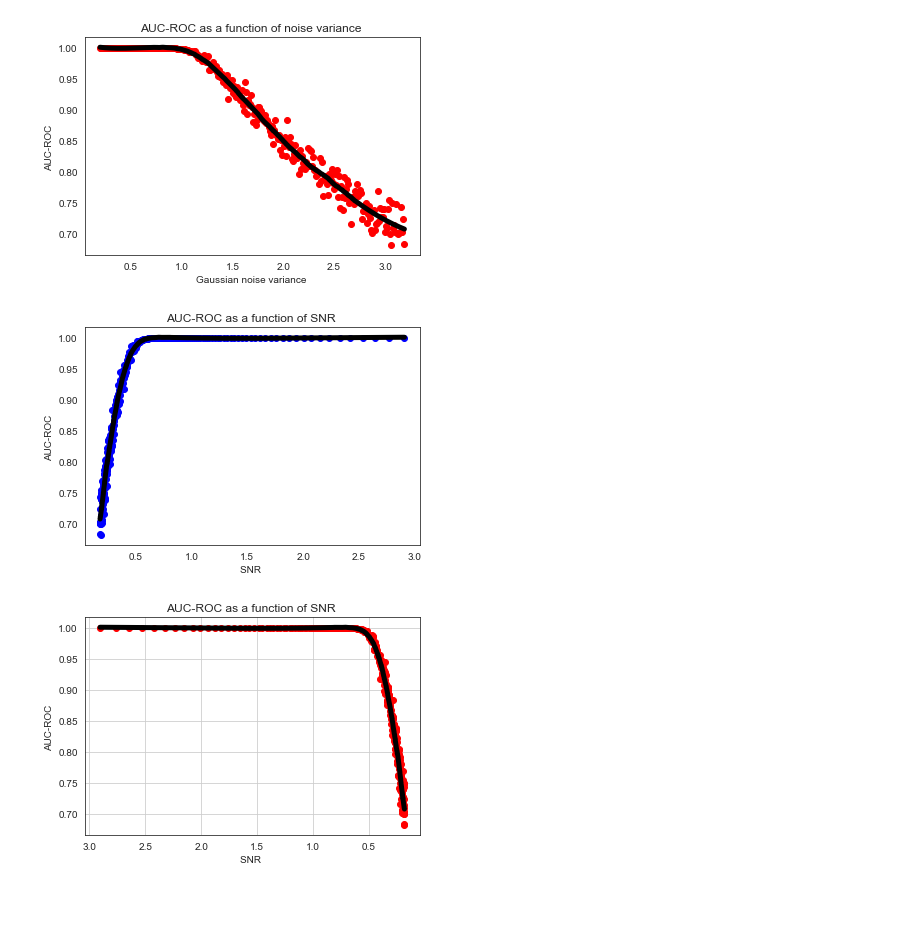
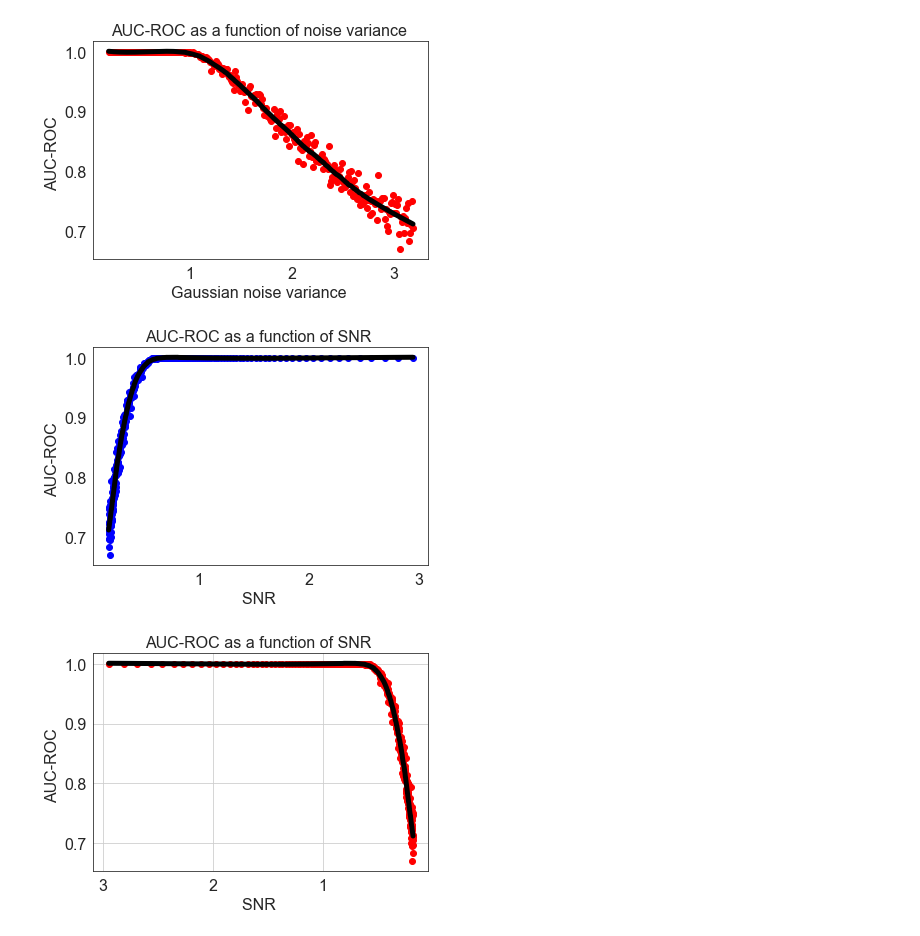
Before and after one commit to nitzanlab/scPrisma, a Jupyter notebook: notebooks/simulated_scPrisma.ipynb, the cells around one changed output. Cells and saved outputs as stored; diff of their text form; code cells hidden in the pictures; blank space fills up the shorter version.

```diff
--- a/notebooks/simulated_scPrisma.ipynb
+++ b/notebooks/simulated_scPrisma.ipynb
@@ -145,35 +147,37 @@ Iteration number: 1function value= 79.3104224891252
 # %%
 plt.plot((np.array(noise_list)),auc_list, 'bo',color='r')
 plt.plot( (np.array(noise_list)),savgol_filter(np.array(auc_list),97,3), 'k', linewidth=5.0)
-plt.title("AUC-ROC as a function of noise variance ")
-plt.xlabel("Gaussian noise variance ")
-plt.ylabel("AUC-ROC ")
+plt.title("AUC-ROC as a function of noise variance ",  fontsize=16)
+plt.xlabel("Gaussian noise variance ",  fontsize=16)
+plt.ylabel("AUC-ROC ",  fontsize=16)
+plt.tick_params(labelsize=16)
 plt.show()
 
 
 plt.plot((np.array(snr_list)),(np.array(auc_list)), 'bo',color='b')
 plt.plot( (np.array(snr_list)),savgol_filter(np.array((np.array(auc_list))),97,3), 'k', linewidth=5.0)
-plt.title("AUC-ROC as a function of SNR ")
-plt.xlabel("SNR ")
-plt.ylabel("AUC-ROC ")
+plt.title("AUC-ROC as a function of SNR ",  fontsize=16)
+plt.xlabel("SNR ",  fontsize=16)
+plt.ylabel("AUC-ROC ",  fontsize=16)
+plt.tick_params(labelsize=16)
 plt.show()
 
 fig, ax = plt.subplots()
 
 
 ax.plot((np.array(snr_list)),(np.array(auc_list)), 'bo',color='r')
 ax.plot( (np.array(snr_list)),savgol_filter(np.array((np.array(auc_list))),97,3), 'k', linewidth=5.0)
-ax.set_xlabel("SNR ")
-ax.set_ylabel("AUC-ROC ")
-ax.set_title("AUC-ROC as a function of SNR ")
+ax.set_xlabel("SNR ",  fontsize=16)
+ax.set_ylabel("AUC-ROC ",  fontsize=16)
+ax.set_title("AUC-ROC as a function of SNR ",  fontsize=16)
 ax.grid(True)
 ax.invert_xaxis()
-
+plt.tick_params(labelsize=16)
 plt.show()
 # %% [output]
-[figure, old version]
+[figure, new version]
-[figure, old version]
+[figure, new version]
-[figure, old version]
+[figure, new version]
 # %%
 ## Inference linear
 B = tree_array(m=4,p=250,b=8)
```
Also changed, not shown: parts of 17 cells of this notebook, 1 other file.
